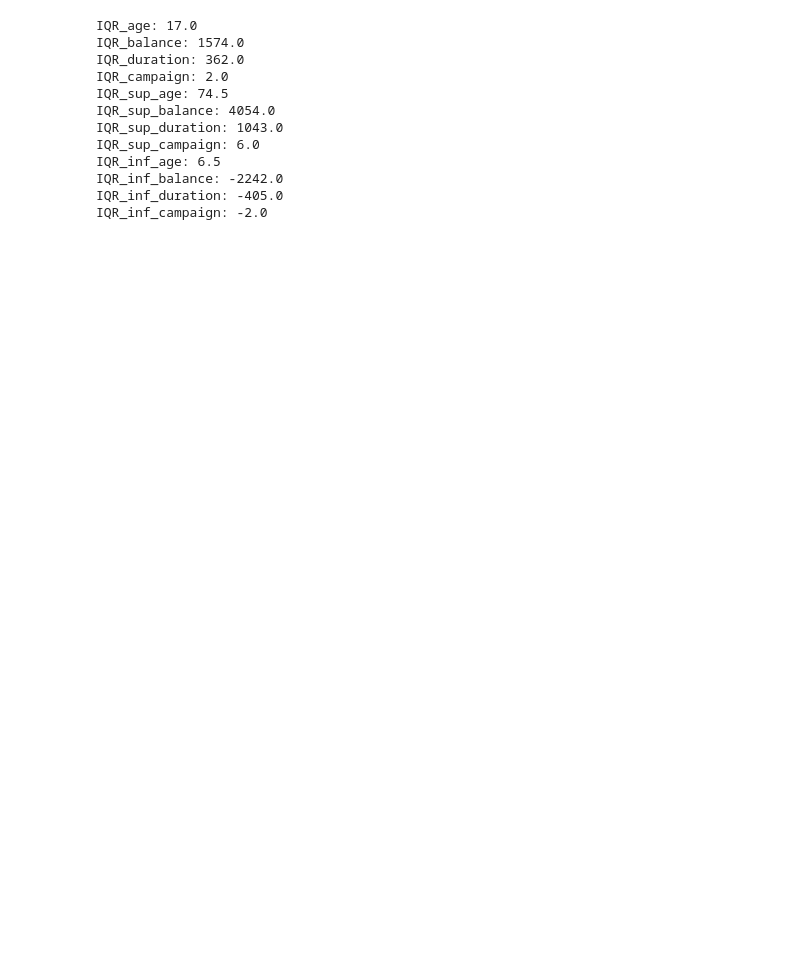
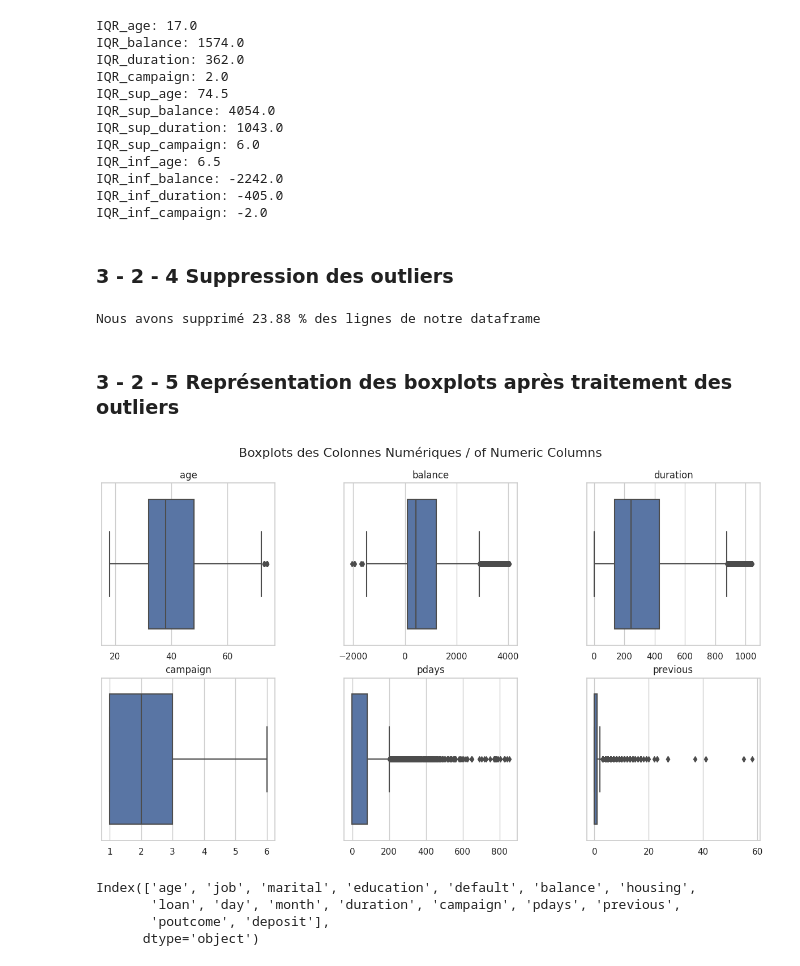
Before and after one commit to guillaumebrethes/Oct_cda_bankmarketing, a Jupyter notebook: Sprint_1.ipynb, the cells around one changed output. Drawn from its saved outputs; the diff is of its cells as text; code cells hidden in the pictures; blank space fills up the shorter version.

```diff
--- a/Sprint_1.ipynb
+++ b/Sprint_1.ipynb
@@ -446,3 +629,52 @@ IQR_inf_age: 6.5
 IQR_inf_balance: -2242.0
 IQR_inf_duration: -405.0
 IQR_inf_campaign: -2.0
+# %% [markdown]
+### 3 - 2 - 4 Suppression des outliers
+# %%
+df_drop = df_drop[(df_drop['age'] >= IQR_inf_age) & (df_drop['age'] <= IQR_sup_age)]
+df_drop = df_drop[(df_drop['balance'] >= IQR_inf_balance) & (df_drop['balance'] <= IQR_sup_balance)]
+df_drop = df_drop[(df_drop['duration'] >= IQR_inf_duration) & (df_drop['duration'] <= IQR_sup_duration)]
+df_drop = df_drop[(df_drop['campaign'] >= IQR_inf_campaign) & (df_drop['campaign'] <= IQR_sup_campaign)]
+
+print("Nous avons supprimé", round((100 - (df_drop.shape[0] * 100) / df.shape[0]), 2), "% des lignes de notre dataframe")
+# %% [output]
+Nous avons supprimé 23.88 % des lignes de notre dataframe
+# %% [markdown]
+### 3 - 2 - 5 Représentation des boxplots après traitement des outliers
+# %%
+# Set the style
+sns.set(style="whitegrid")
+
+# Columns list
+columns_num = ['age', 'balance', 'duration', 'campaign', 'pdays', 'previous']
+colors = {'yes': 'lightgreen', 'no': 'lightcoral'}
+
+# Create a figure and axis
+fig, axs = plt.subplots(2, 3, figsize=(15, 8))
+fig.suptitle('Boxplots des Colonnes Numériques / of Numeric Columns', fontsize=16)
+
+# Flatten the axis array for easy indexing
+axs = axs.flatten()
+
+# Plot boxplots
+for i, column in enumerate(columns_num):
+    sns.boxplot(x=df_drop[column],
+                ax=axs[i]
+                )
+    axs[i].set_title(column)
+    axs[i].set_xlabel("")
+    axs[i].set_ylabel("")
+
+# Adjust layout
+fig.subplots_adjust(top=0.9, wspace=0.4)
+plt.show()
+# %% [output]
+[figure, added]
+# %%
+df_drop.columns
+# %% [output]
+Index(['age', 'job', 'marital', 'education', 'default', 'balance', 'housing',
+       'loan', 'day', 'month', 'duration', 'campaign', 'pdays', 'previous',
+       'poutcome', 'deposit'],
+      dtype='object')
```
Also changed, not shown: parts of 42 cells of this notebook.
